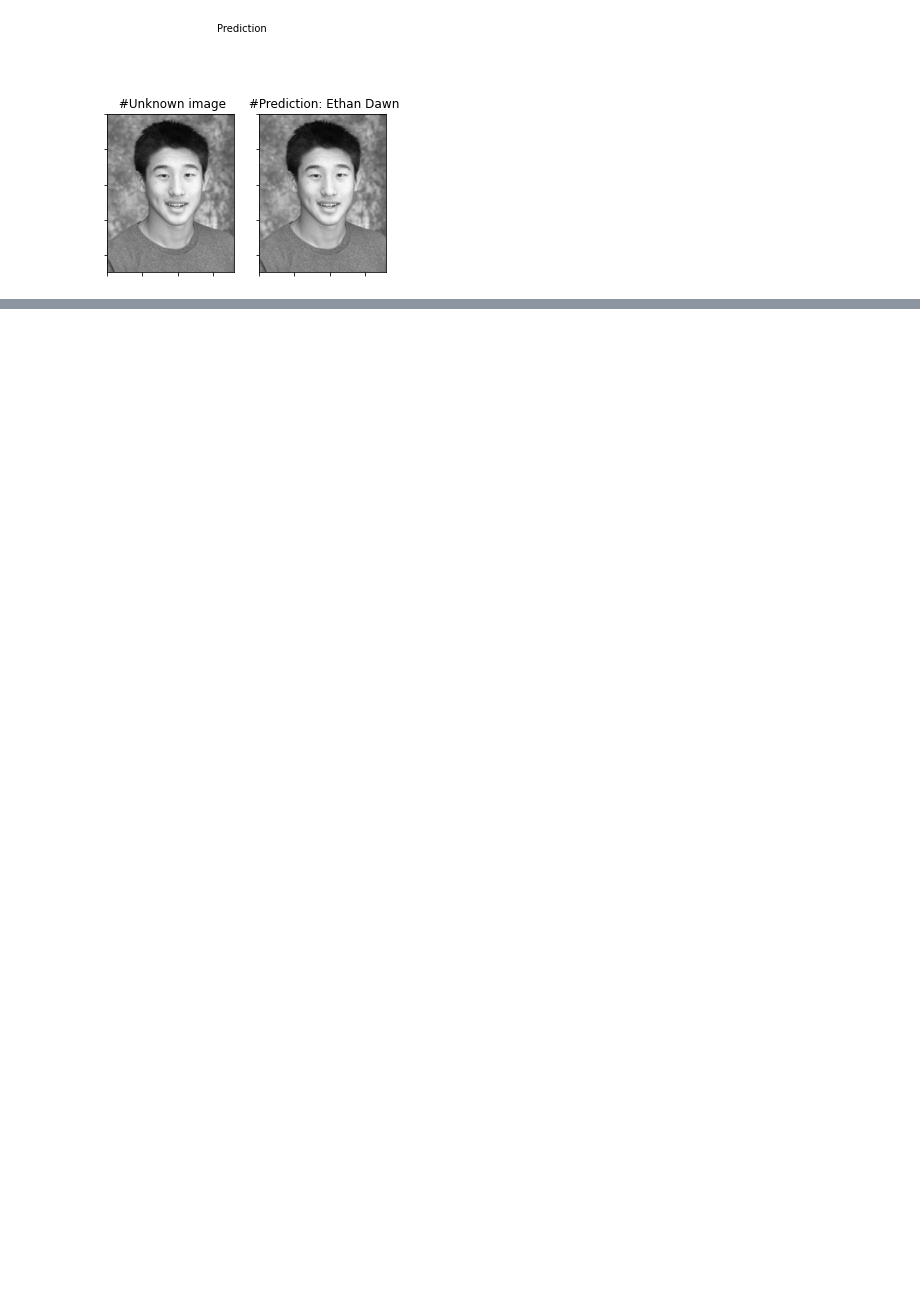
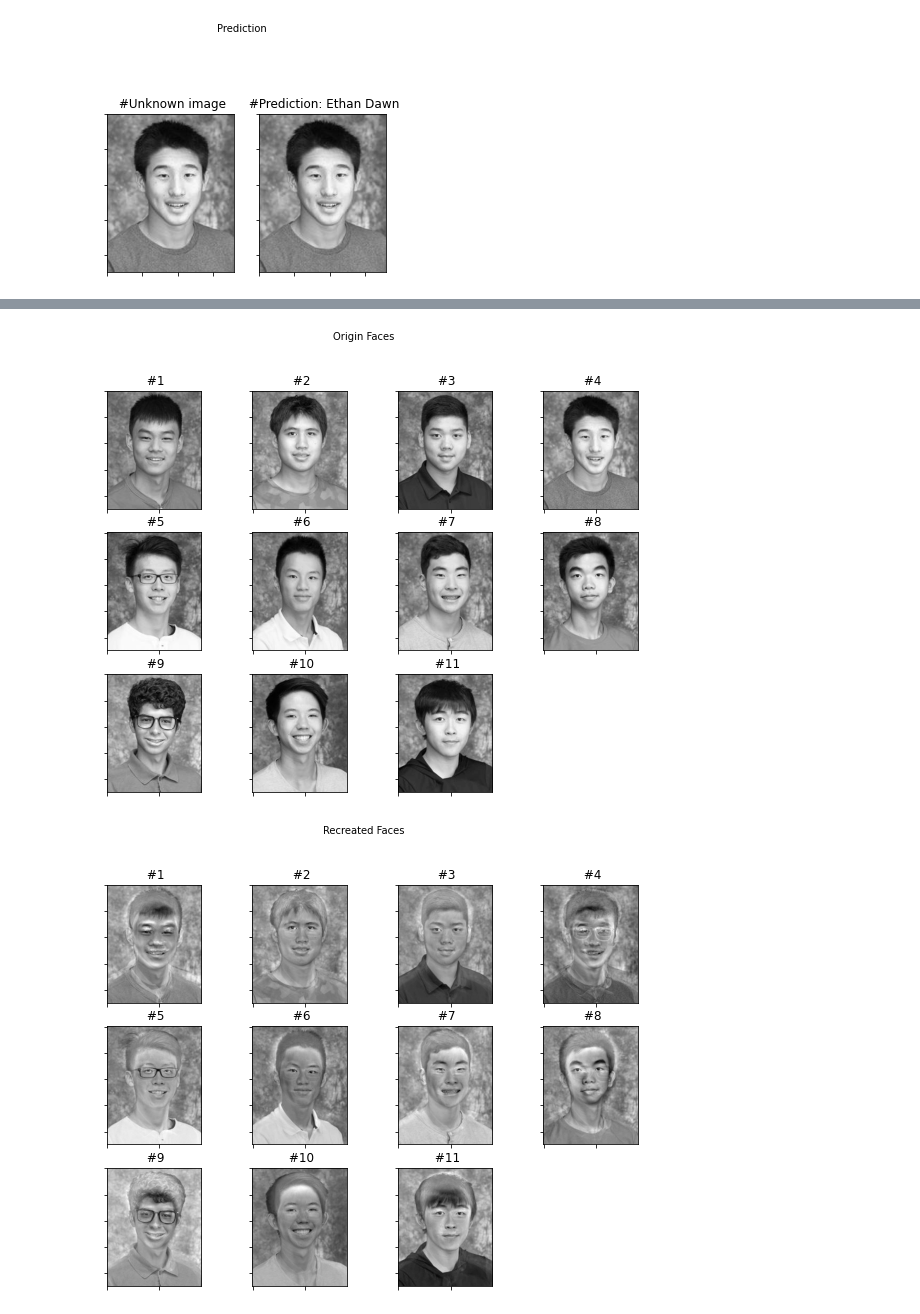
Before and after one commit to shaoruu/eigenfaces, a Jupyter notebook: main.ipynb, the cells around one changed output, grey strips where cells are left out. Saved outputs shown, nothing was run; the diff lists cells and outputs as text; code cells hidden in the pictures; blank space fills up the shorter version.

Commit message:
feat: new face rec

```diff
--- a/main.ipynb
+++ b/main.ipynb
@@ -240,0 +250,18 @@ subplot (title='Prediction', images=[test_image, X[predicted]], rows=1, cols=2,
+# %%
+recreated_faces = []
+b_hats = []
+
+for b in as_row_matrix(X):
+    x = np.matmul(np.matmul(np.linalg.inv(np.matmul(np.transpose(eigenvectors), eigenvectors)), np.transpose(eigenvectors)), b-mean)
+
+    b_hat = np.matmul(eigenvectors, x)
+    b_hats.append(b_hat)
+
+    face = b_hat.reshape(X[0].shape)
+    recreated_faces.append(face)
+
+subplot(title='Origin Faces', images=X, rows=4, cols=4, colormap=plt.cm.gray)
+subplot(title='Recreated Faces', images=recreated_faces, rows=4, cols=4, colormap=plt.cm.gray, filename='recreated_faces.png')
+# %% [output]
+[figure, added]
+[figure, added]
```
Also changed, not shown: parts of 14 cells of this notebook, 44 other files.
